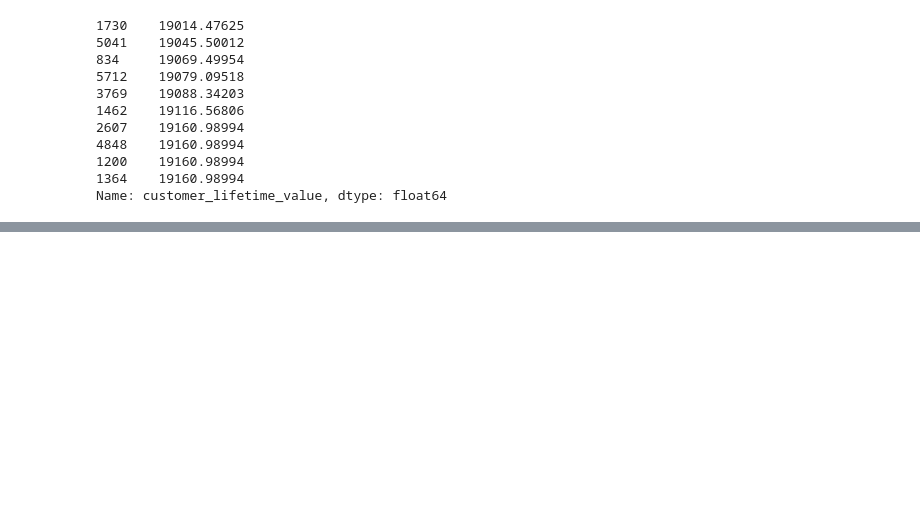
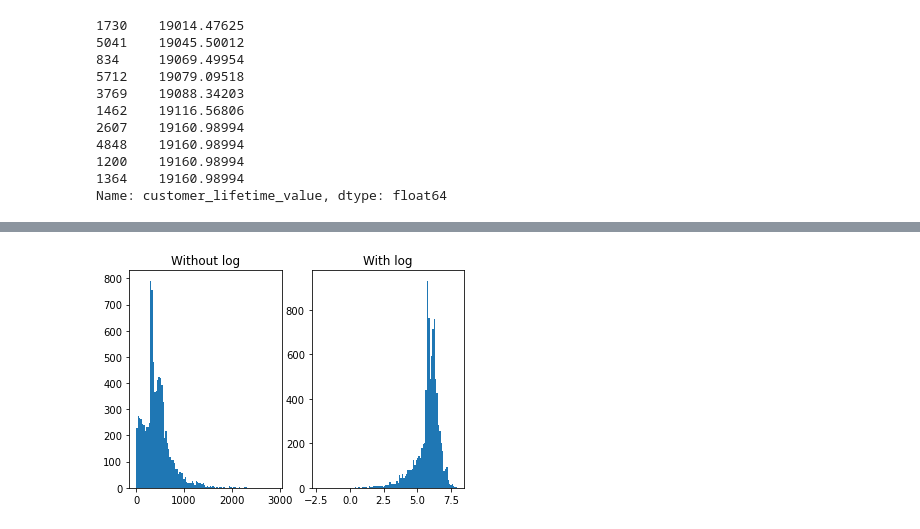
Before and after one commit to sebastianvier/ironhack_labs, a Jupyter notebook: week_10/cleaning_categorical_data.ipynb, the cells around one changed output, grey strips where cells are left out. Saved outputs shown, nothing was run; the diff lists cells and outputs as text; code cells hidden in the pictures; blank space fills up the shorter version.

```diff
--- a/week_10/cleaning_categorical_data.ipynb
+++ b/week_10/cleaning_categorical_data.ipynb
@@ -149,0 +203,12 @@ dtype: int64
+# %%
+fig, ax =  plt.subplots(ncols=2)
+ax[0].hist(continuous_df.total_claim_amount, bins=100)
+ax[0].set_title('Without log')
+ax[1].hist(np.log(continuous_df.total_claim_amount), bins=100)
+ax[1].set_title('With log')
+plt.show()
+
+
+plt.show()
+# %% [output]
+[figure, added]
```
Also changed, not shown: parts of 44 cells of this notebook.
